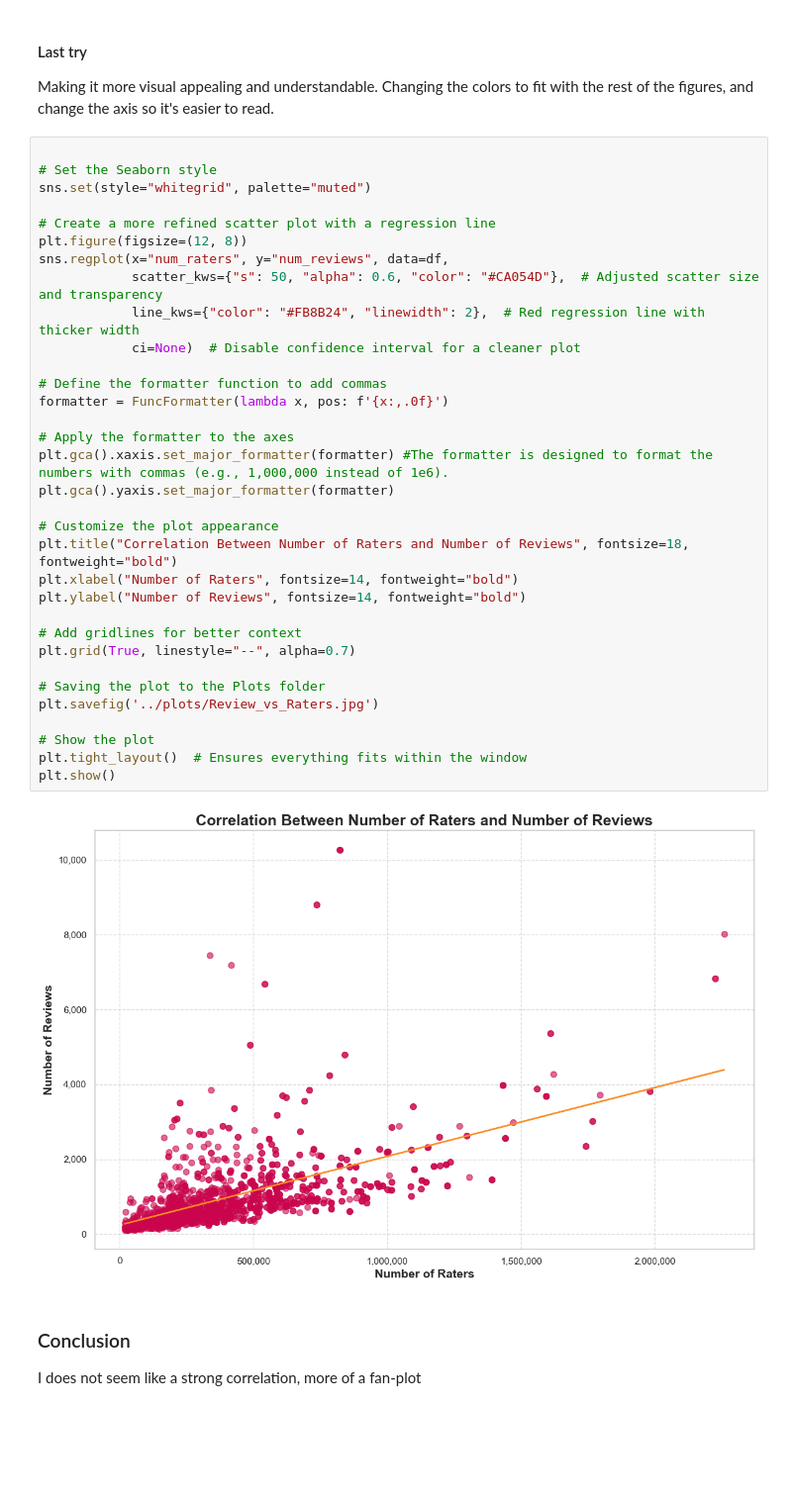
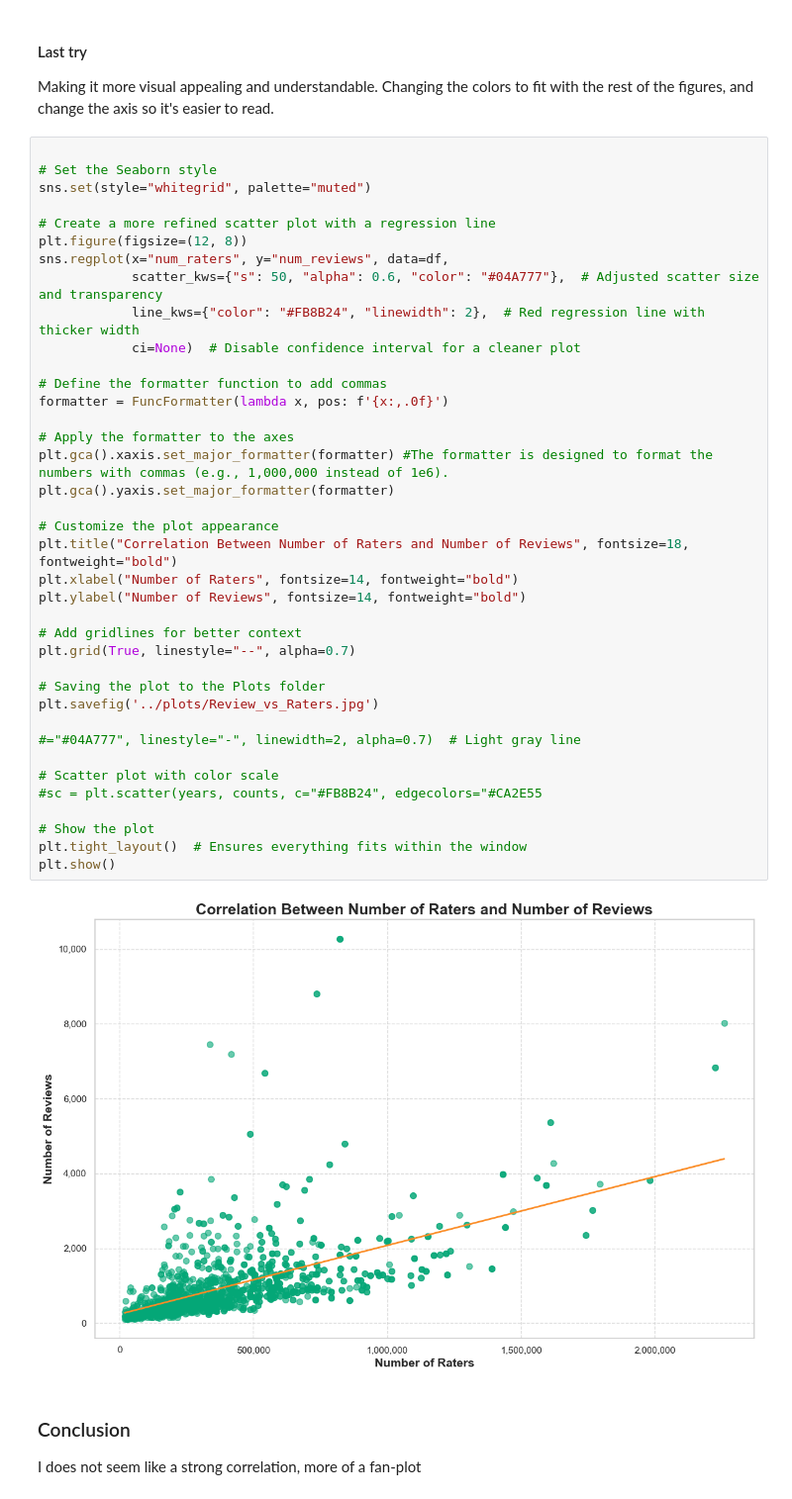
Before and after one commit to johjor/Python_Course_2025, a Jupyter notebook: scripts/H2_Review_vs_raters.ipynb, the cells around one changed output. Shown at 99% size. Saved outputs shown, nothing was run; the diff lists cells and outputs as text; blank space fills up the shorter version.

```diff
--- a/scripts/H2_Review_vs_raters.ipynb
+++ b/scripts/H2_Review_vs_raters.ipynb
@@ -78,35 +78,40 @@ Making it more visual appealing and understandable. Changing the colors to fit w
 sns.set(style="whitegrid", palette="muted")
 
 # Create a more refined scatter plot with a regression line
 plt.figure(figsize=(12, 8))
 sns.regplot(x="num_raters", y="num_reviews", data=df,
-            scatter_kws={"s": 50, "alpha": 0.6, "color": "#CA054D"},  # Adjusted scatter size and transparency
+            scatter_kws={"s": 50, "alpha": 0.6, "color": "#04A777"},  # Adjusted scatter size and transparency
             line_kws={"color": "#FB8B24", "linewidth": 2},  # Red regression line with thicker width
             ci=None)  # Disable confidence interval for a cleaner plot
 
 # Define the formatter function to add commas
 formatter = FuncFormatter(lambda x, pos: f'{x:,.0f}')
 
 # Apply the formatter to the axes
 plt.gca().xaxis.set_major_formatter(formatter) #The formatter is designed to format the numbers with commas (e.g., 1,000,000 instead of 1e6).
 plt.gca().yaxis.set_major_formatter(formatter)
 
 # Customize the plot appearance
 plt.title("Correlation Between Number of Raters and Number of Reviews", fontsize=18, fontweight="bold")
 plt.xlabel("Number of Raters", fontsize=14, fontweight="bold")
 plt.ylabel("Number of Reviews", fontsize=14, fontweight="bold")
 
 # Add gridlines for better context
 plt.grid(True, linestyle="--", alpha=0.7)
 
 # Saving the plot to the Plots folder
 plt.savefig('../plots/Review_vs_Raters.jpg')
 
+#="#04A777", linestyle="-", linewidth=2, alpha=0.7)  # Light gray line
+
+# Scatter plot with color scale
+#sc = plt.scatter(years, counts, c="#FB8B24", edgecolors="#CA2E55
+
 # Show the plot
 plt.tight_layout()  # Ensures everything fits within the window
 plt.show()
 # %% [output]
-[figure, old version]
+[figure, new version]
 # %% [markdown]
 ### Conclusion
 I does not seem like a strong correlation, more of a fan-plot
```
Also changed, not shown: parts of 1 cell of this notebook, 6 other files.
